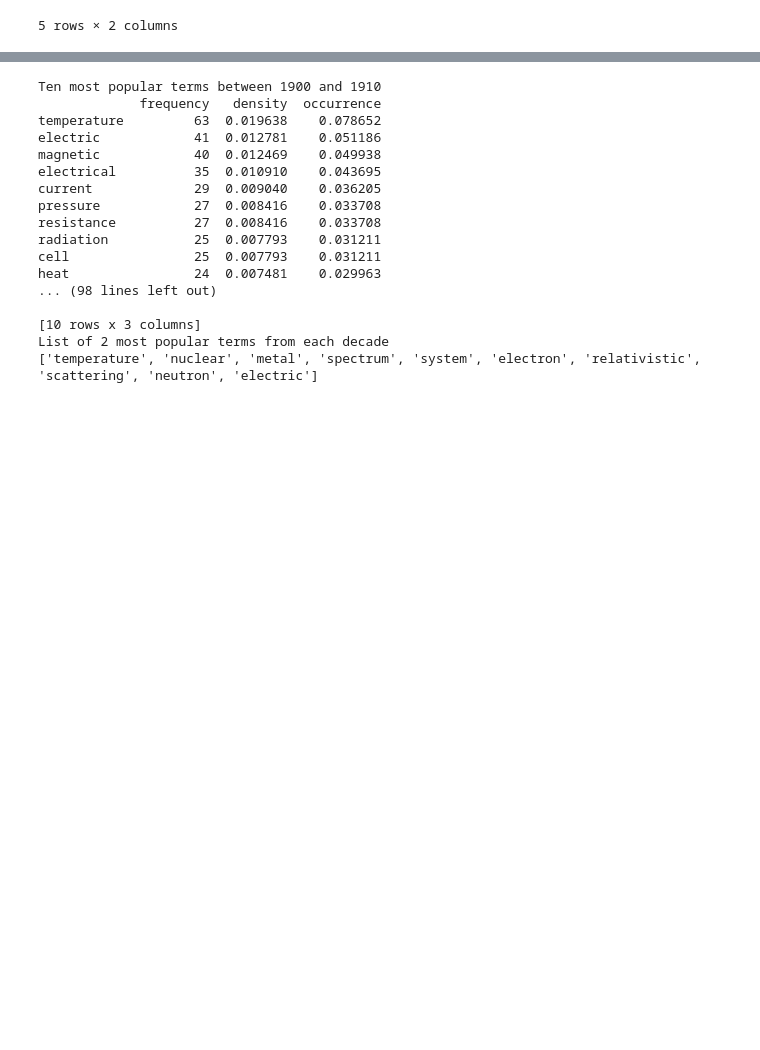
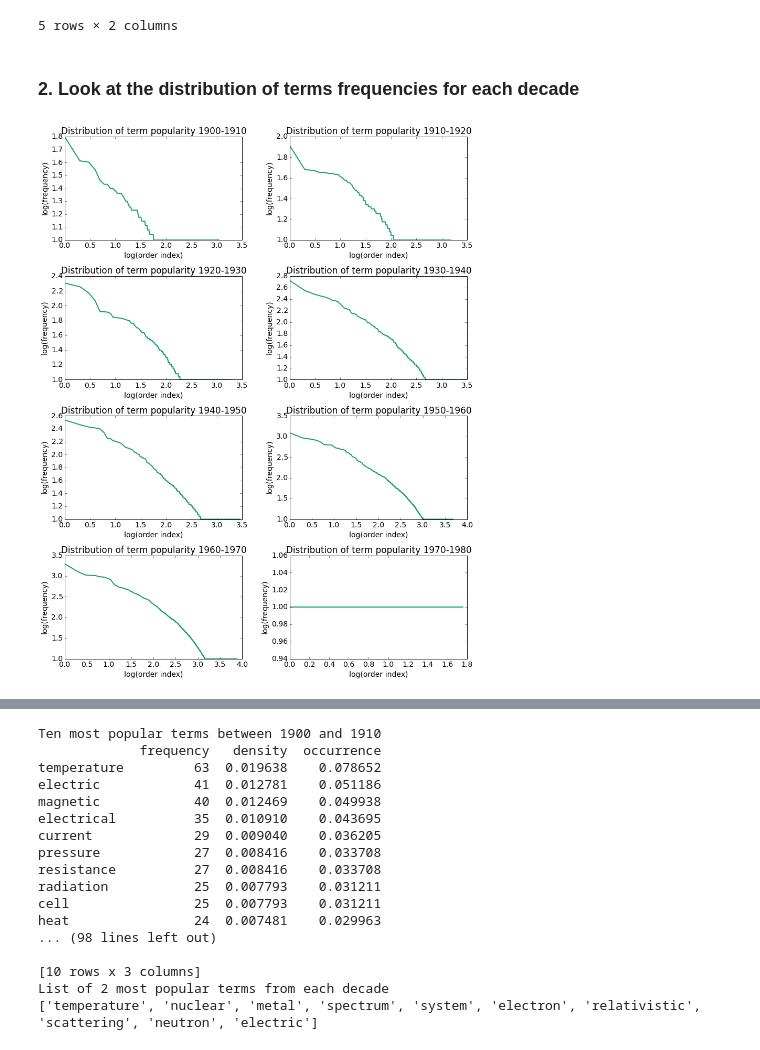
Before and after one commit to nikos-daniilidis/haystack, a Jupyter notebook: explore-physical-review.ipynb, the cells around one changed output, grey strips where cells are left out. Cells and saved outputs as stored; diff of their text form; code cells hidden in the pictures; blank space fills up the shorter version.

Commit message:
added functions to plot log(frequency)-log(occurrence index)

```diff
--- a/explore-physical-review.ipynb
+++ b/explore-physical-review.ipynb
@@ -383,5 +387,39 @@ def plot_columns(df_list,col_list,labl_list,topic):
     plt.xlabel("Publication year")
     plt.ylabel("log(Occurrence frequency)")
     plt.show()
+# %%
+def logplot_column(df,column_name,cutoff_low,cutoff_high):
+    '''
+    make a log plot of the values in a column of a dataframe.
+    plot only values with frequency larger than a certain cutoff
+    '''
+    Y = df.as_matrix(columns = [column_name])
+    Y  = np.clip(Y,cutoff_low,cutoff_high)
+    X = np.linspace(1,len(Y),len(Y))
+    plt.plot(np.log10(X),np.log10(Y))
+    plt.title('Distribution of term popularity')
+    plt.xlabel('log(order index)')
+    plt.ylabel('log('+column_name+')')
+
+#logplot_column(term_prob_lst[0],'frequency',10,1e6)
+
+def logplot_arr_column(df_list,column_name,cutoff_low,cutoff_high):
+    '''
+    make a log plot of the values in a column of the dataframes in a list of dataframes.
+    plot only values larger than a certain cutoff
+    '''
+    N = len(df_list)
+    fig, axes = plt.subplots(figsize  = (12,15), nrows = int(round(N/2)), ncols = 2)
+    for ii, df in enumerate(df_list):
+        i = ii/2
+        j = ii%2
+        Y = df.sort([column_name],ascending = False).as_matrix(columns = [column_name])
+        Y  = np.clip(Y,cutoff_low,cutoff_high)
+        X = np.linspace(1,len(Y),len(Y))
+        axes[i][j].plot(np.log10(X),np.log10(Y))
+        axes[i][j].set_title('Distribution of term popularity 19%2.2d-19%2.2d' %(ii*10,(ii+1)*10))
+        axes[i][j].set_xlabel('log(order index)')
+        axes[i][j].set_ylabel('log('+column_name+')')
+    fig.tight_layout()
 # %% [markdown]
 ## Put it all together now
@@ -437,3 +476,9 @@ for i,df in enumerate(df_lst):
 term_prob_lst = []
 for tdm in tdm_lst:
     term_prob_lst.append(make_term_df(tdm))
+# %% [markdown]
+### 2. Look at the distribution of terms frequencies for each decade
+# %%
+logplot_arr_column(term_prob_lst, 'frequency', 10, 1e6)
+# %% [output]
+[figure, added]
```
Also changed, not shown: parts of 23 cells of this notebook, 1 other file.
